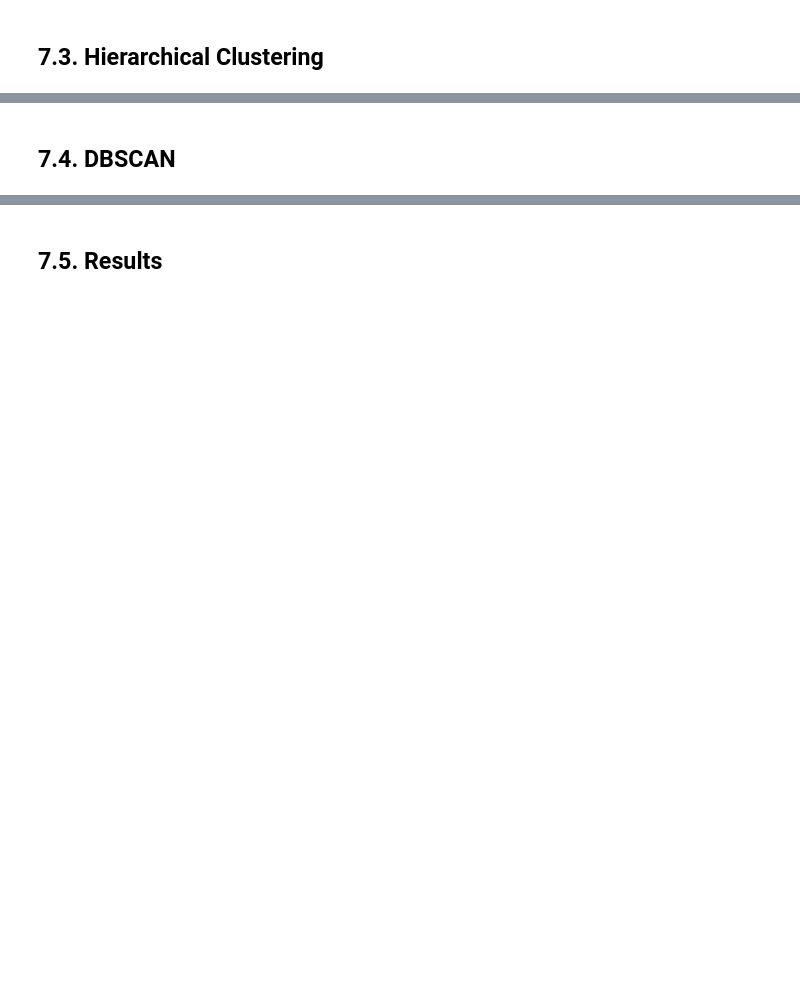
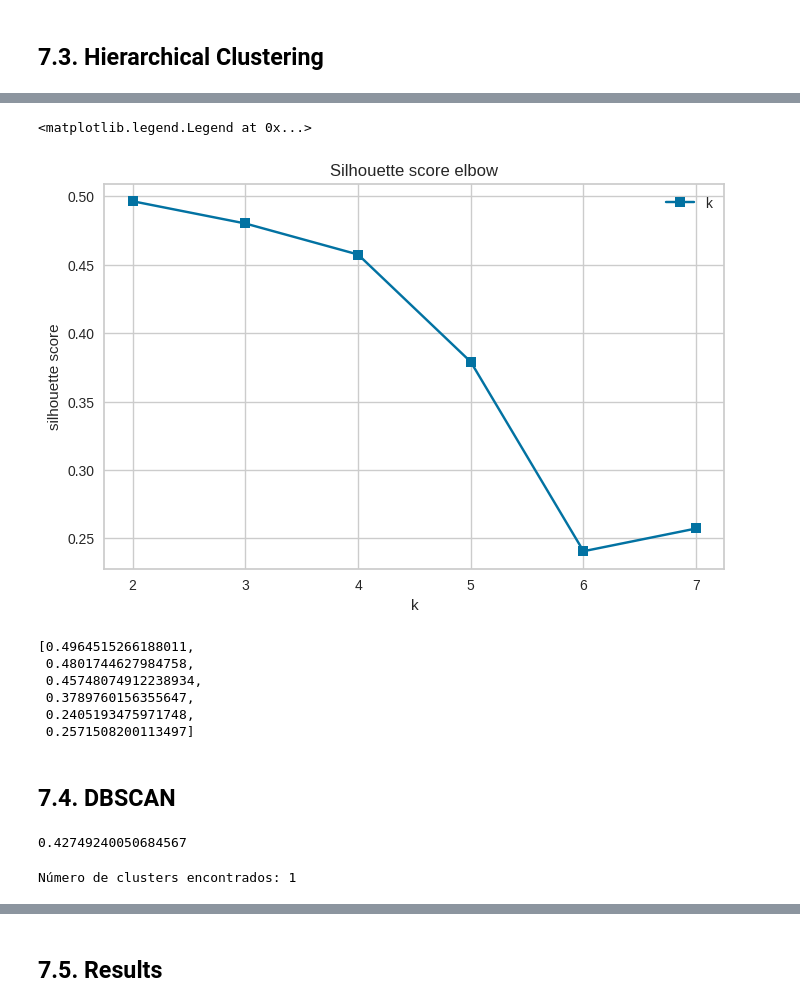
Before and after one commit to ezequielpf/insiders_clustering, a Jupyter notebook: notebooks/cicle_9_insiders_clustering.ipynb, the cells around one changed output, grey strips where cells are left out. Drawn from its saved outputs; the diff is of its cells as text; code cells hidden in the pictures; blank space fills up the shorter version.

```diff
--- a/notebooks/cicle_9_insiders_clustering.ipynb
+++ b/notebooks/cicle_9_insiders_clustering.ipynb
@@ -985,2 +997,45 @@ gmm_list
+# %%
+hc_list = []
+
+for k in clusters:
+    labels = hierarchy.fcluster(hc_model, t=k, criterion='maxclust')
+    ss = silhouette_score(X, labels=labels, metric='euclidean')
+    hc_list.append(ss)
+
+plt.figure(figsize=(8,5))
+plt.plot(clusters, hc_list, marker='s')
+plt.xlabel('k')
+plt.ylabel('silhouette score')
+plt.title('Silhouette score elbow')
+plt.legend('k')
+# %% [output]
+<matplotlib.legend.Legend at 0x...>
+[figure, added]
+# %%
+hc_list
+# %% [output]
+[0.4964515266188011,
+ 0.4801744627984758,
+ 0.45748074912238934,
+ 0.3789760156355647,
+ 0.2405193475971748,
+ 0.2571508200113497]
 # %% [markdown]
 ## 7.4. DBSCAN
+# %%
+eps = 0.09
+min_samples = 10
+
+dbscan_model = DBSCAN(eps=eps, min_samples=min_samples)
+
+labels = dbscan_model.fit_predict(X)
+
+silhouette_score(X=X, labels=labels, metric='euclidean')
+# %% [output]
+0.42749240050684567
+# %%
+# Noise points are set as -1
+k = len(set(labels)) - (1 if -1 in labels else 0)
+print(f'Número de clusters encontrados: {k}')
+# %% [output]
+Número de clusters encontrados: 1
```
Also changed, not shown: parts of 22 cells of this notebook, 1 other file.
